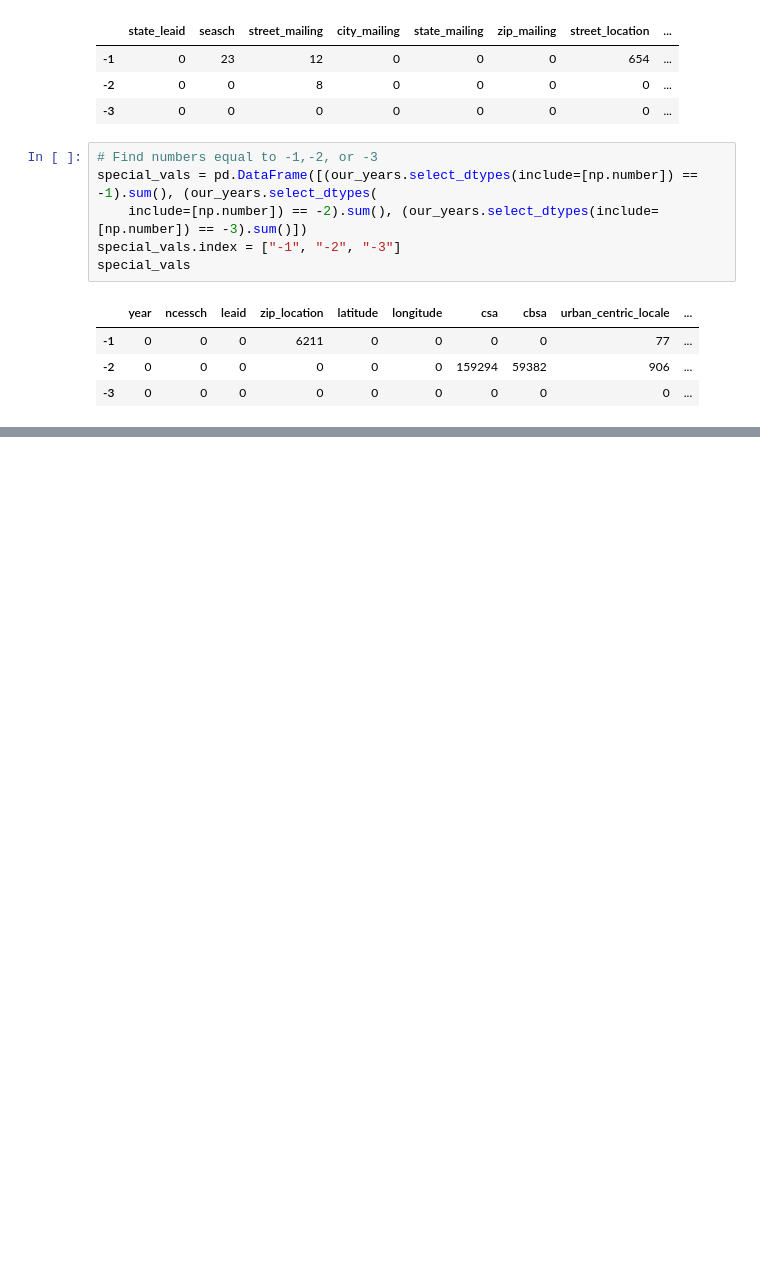
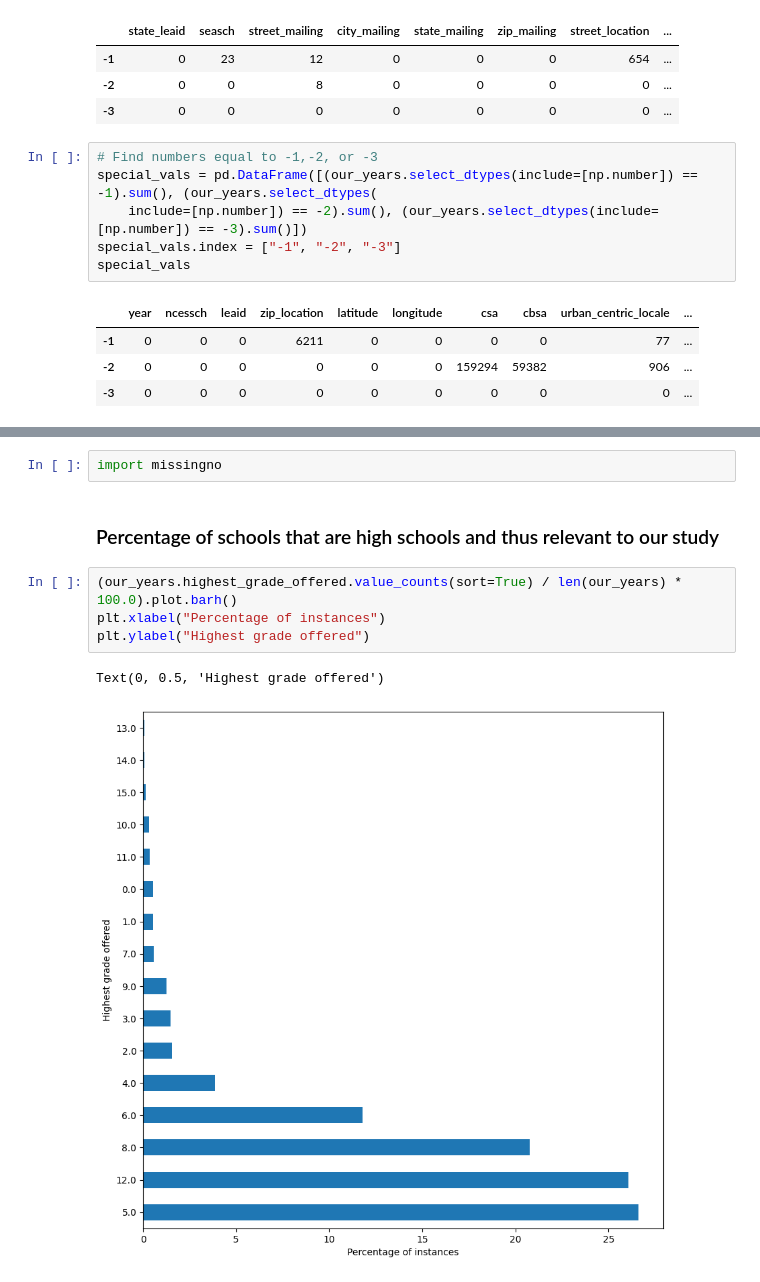
Before and after one commit to georgetown-analytics/student-outcomes, a Jupyter notebook: notebooks/EDA_school_directory.ipynb, the cells around one changed output, grey strips where cells are left out. Drawn from its saved outputs; the diff is of its cells as text; blank space fills up the shorter version.

```diff
--- a/notebooks/EDA_school_directory.ipynb
+++ b/notebooks/EDA_school_directory.ipynb
@@ -215,0 +239,11 @@ str_col_special_nans
+# %%
+import missingno
+# %% [markdown]
+### Percentage of schools that are high schools and thus relevant to our study
+# %%
+(our_years.highest_grade_offered.value_counts(sort=True) / len(our_years) * 100.0).plot.barh()
+plt.xlabel("Percentage of instances")
+plt.ylabel("Highest grade offered")
+# %% [output]
+Text(0, 0.5, 'Highest grade offered')
+[figure, added]
```
Also changed, not shown: parts of 11 cells of this notebook.
